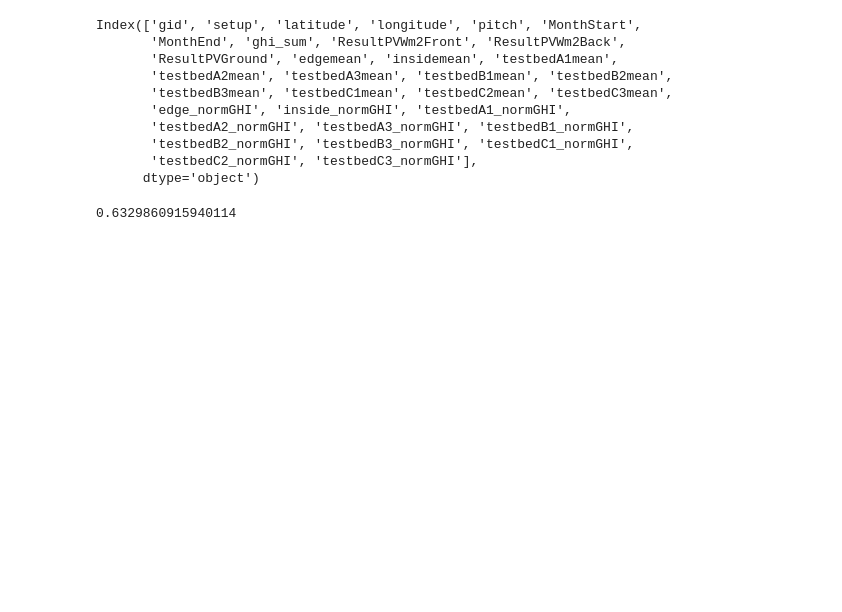
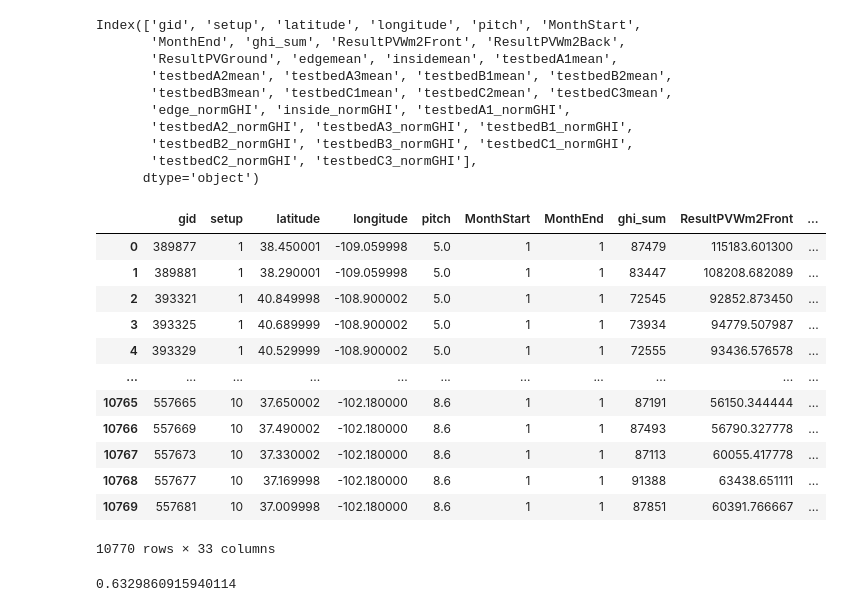
Before and after one commit to shirubana/AgriPVWorld, a Jupyter notebook: AllSetupsResults/MAPS HPC Colorado-FINALPICKLE ALL SETUPS.ipynb, the cells around one changed output. Drawn from its saved outputs; the diff is of its cells as text; code cells hidden in the pictures; blank space fills up the shorter version.

```diff
--- a/AllSetupsResults/MAPS HPC Colorado-FINALPICKLE ALL SETUPS.ipynb
+++ b/AllSetupsResults/MAPS HPC Colorado-FINALPICKLE ALL SETUPS.ipynb
@@ -37,6 +37,22 @@ Index(['gid', 'setup', 'latitude', 'longitude', 'pitch', 'MonthStart',
        'testbedB2_normGHI', 'testbedB3_normGHI', 'testbedC1_normGHI',
        'testbedC2_normGHI', 'testbedC3_normGHI'],
       dtype='object')
+# %%
+data
+# %% [output]
+|  | gid | setup | latitude | longitude | pitch | MonthStart | MonthEnd | ghi_sum | ResultPVWm2Front | ... |
+| 0 | 389877 | 1 | 38.450001 | -109.059998 | 5.0 | 1 | 1 | 87479 | 115183.601300 | ... |
+| 1 | 389881 | 1 | 38.290001 | -109.059998 | 5.0 | 1 | 1 | 83447 | 108208.682089 | ... |
+| 2 | 393321 | 1 | 40.849998 | -108.900002 | 5.0 | 1 | 1 | 72545 | 92852.873450 | ... |
+| 3 | 393325 | 1 | 40.689999 | -108.900002 | 5.0 | 1 | 1 | 73934 | 94779.507987 | ... |
+| 4 | 393329 | 1 | 40.529999 | -108.900002 | 5.0 | 1 | 1 | 72555 | 93436.576578 | ... |
+| ... | ... | ... | ... | ... | ... | ... | ... | ... | ... | ... |
+| 10765 | 557665 | 10 | 37.650002 | -102.180000 | 8.6 | 1 | 1 | 87191 | 56150.344444 | ... |
+| 10766 | 557669 | 10 | 37.490002 | -102.180000 | 8.6 | 1 | 1 | 87493 | 56790.327778 | ... |
+| 10767 | 557673 | 10 | 37.330002 | -102.180000 | 8.6 | 1 | 1 | 87113 | 60055.417778 | ... |
+| 10768 | 557677 | 10 | 37.169998 | -102.180000 | 8.6 | 1 | 1 | 91388 | 63438.651111 | ... |
+| 10769 | 557681 | 10 | 37.009998 | -102.180000 | 8.6 | 1 | 1 | 87851 | 60391.766667 | ... |
+10770 rows × 33 columns
 # %%
 df = data[(data['setup']==1) &
          (data['MonthStart']==1) &
```
Also changed, not shown: 15 other files.
